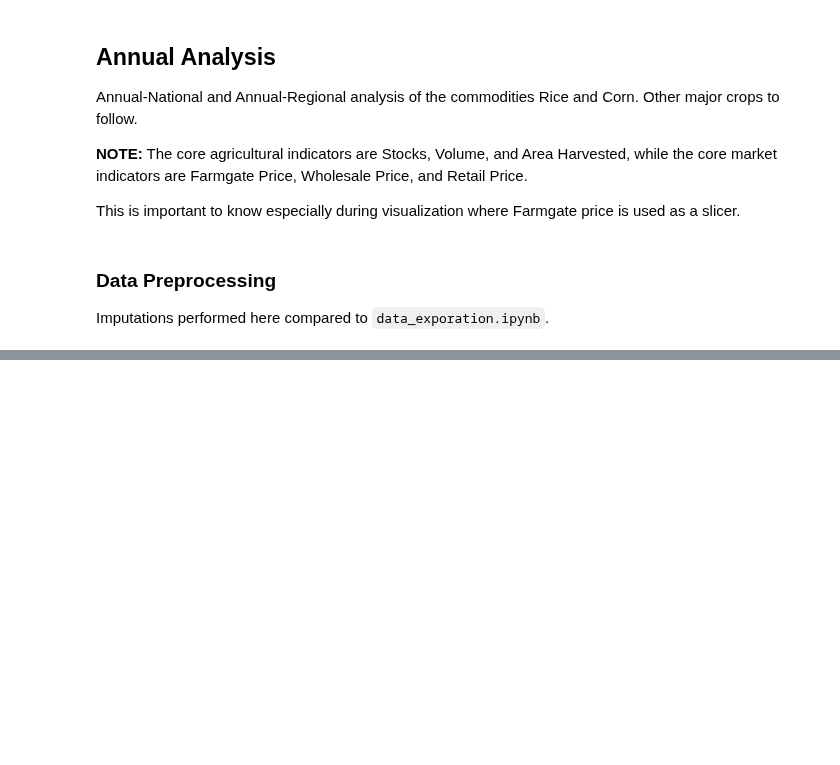
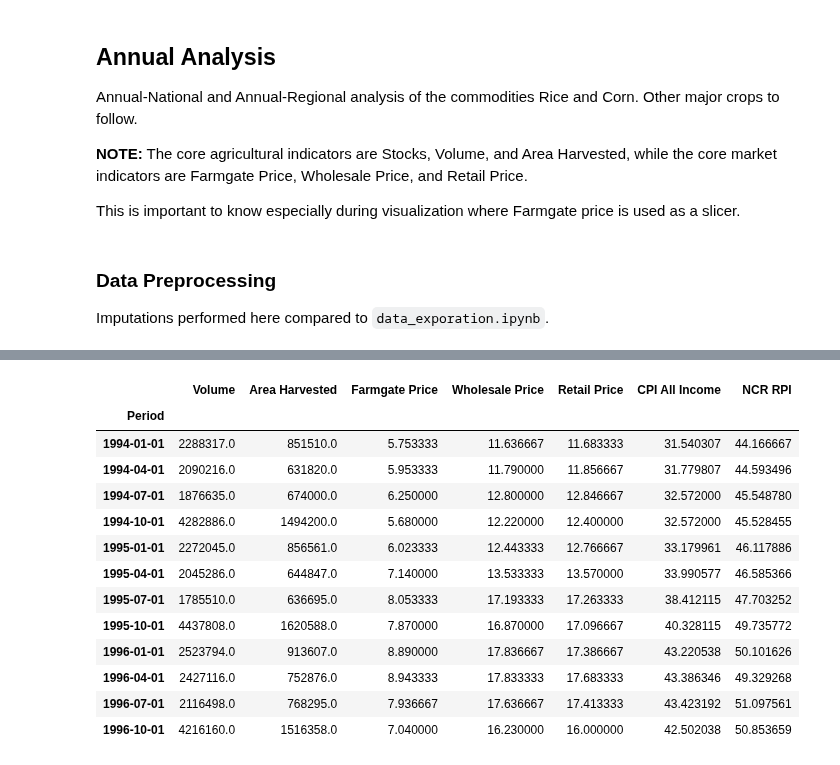
Before and after one commit to Bourbon-Rye/Baesian-Cropability, a Jupyter notebook: data_modeling.ipynb, the cells around one changed output, grey strips where cells are left out. Cells and saved outputs as stored; diff of their text form; code cells hidden in the pictures; blank space fills up the shorter version.

```diff
--- a/data_modeling.ipynb
+++ b/data_modeling.ipynb
@@ -511,0 +517,94 @@ dtype: int64
+# %%
+# @title Quarterly megadataset for rice and corn (VOLUME and AREA HARVESTED)
+# NOTE: Filter this during visualization and analysis to just Philippines or Regions
+def filter_period(df: pd.DataFrame, _type: str):
+    if _type == "Annual":
+        df = df.filter(regex="Commodity|Geolocation|Annual", axis=1)
+        df.columns = map(lambda x: x.replace(" Annual", "") if "Annual" in x else x, df.columns)
+    elif _type == "Quarterly":
+        df = df.filter(regex=r"Commodity|Geolocation|Q\d", axis=1)
+    return df
+
+# Volume of Rice (filtered to 1994-2023)
+df1 = pd.read_csv("datasets/agricultural-indicators/volume_rice-corn.csv", skiprows=2, na_values=[".."])
+df1 = df1[df1.Geolocation == "PHILIPPINES"]
+df1 = filter_period(df1, "Quarterly")
+df1 = df1.filter(regex=r'Geolocation|Commodity|199[4-9]|20[0-9]{2}|202[0-3]', axis=1)
+df1 = preprocess_baesians_2(df1, {"Palay": "Rice"}, melt_value="Volume", impute=True)
+
+# Farmgate Price of Rice and Corn
+df2 = pd.read_csv("datasets/prices/prices_farmgate-new-series_1990-2023.csv", na_values=[".."])
+df2 = df2[df2.Geolocation == "PHILIPPINES"]
+df2 = remove_annuals(df2)
+df2 = get_quarter_columns(df2, range(1994,2024), 2)
+df2 = preprocess_baesians_2(df2, {"Palay [Paddy] Other Variety, dry (conv. to 14% mc)": "Rice"}, melt_value="Farmgate Price", impute=True).copy()
+
+# Wholesale Price of Rice and Corn
+df3 = pd.read_csv("datasets/prices/prices_wholesale-new-series_1990-2023.csv", na_values=[".."])
+df3 = df3[df3.Geolocation == "PHILIPPINES"]
+df3 = remove_annuals(df3)
+df3 = get_quarter_columns(df3, range(1994,2024), 2)
+df3 = preprocess_baesians_2(df3, {"Well Milled Rice (WMR)": "Rice"}, melt_value="Wholesale Price", impute=True)
+
+# Retail Price of Rice and Corn
+df4 = pd.read_csv("datasets/prices/prices_retail_1990-2023.csv", na_values=[".."])
+df4 = df4[df4.Geolocation == "PHILIPPINES"]
+df4 = remove_annuals(df4)
+df4 = get_quarter_columns(df4, range(1994,2024), 2)
+df4 = preprocess_baesians_2(df4, {
+                                  "Regular Milled Rice (RMR)" : "Rice"}, melt_value="Retail Price", impute=True)
+
+# Area Harvested of Rice and Corn (already quarterly)
+df5 = pd.read_csv("datasets/agricultural-indicators/area-harvested-palay-corn_quarterly-annual_1987-2023.csv", skiprows=2)
+df5 = df5[df5.Geolocation == "PHILIPPINES"]
+df5 = remove_annuals(df5)
+df5 = df5.filter(regex=r'Geolocation|Commodity|199[4-9]|20[0-9]{2}|202[0-3]', axis=1)
+df5 = preprocess_baesians_2(df5, {"Palay": "Rice"}, melt_value="Area Harvested")
+
+# Consumer Price Index (All Income) per Region of Rice and Corn (from monthly)
+df6 = pd.read_csv("datasets/price-indices-2018-based/cpi_all-income-households-by-cg-with-backcasting_1994-2023.csv")
+df6 = df6[df6.Geolocation == "PHILIPPINES"]
+df6 = get_quarter_columns(df6, range(1994, 2024), 2)
+df6 = preprocess_baesians_2(df6, {"01.1.1.12 - Rice": "Rice"},
+                            melt_value="CPI All Income")
+
+# NCR Retail Price Index on Food
+df10 = pd.read_csv("datasets/price-indices-2018-based/rpi-in-ncr_food-only_1989-2023_new.csv")
+df10 = get_quarter_columns(df10, range(1994, 2024), 2)
+df10 = preprocess_baesians_2(df10, {"..Food": "Food"}, melt_value="NCR RPI").drop(["Geolocation", "Commodity"], axis=1)
+
+# Merge all dfs into a single df
+dfs = [df1, df2, df3, df4, df5, df6, df10]
+df = functools.reduce(lambda left, right: pd.merge(left, right), dfs)
+move_column(df, "Area Harvested", 4)
+
+
+## CONVERTING TO DATETIME FORMAT
+qs = df['Period'].str.replace(' ', '-')
+df['Period'] = pd.DatetimeIndex(qs, freq='QS')#.to_timestamp()
+df = df.drop(['Geolocation', 'Commodity'], axis=1)
+df = df.set_index("Period")
+# df = df.asfreq(freq='Q')
+df = df.sort_index()
+df.index.freq = 'QS'        # MANUALLY SET FREQUENCY FUUUUU
+
+# display(df.describe())
+# display(df[["Geolocation", "Commodity", "Period"]].describe())
+display(df.head(12))
+
+print(f'Number of rows with missing values: {df.isnull().any(axis=1).mean()}')
+# %% [output]
+|  | Volume | Area Harvested | Farmgate Price | Wholesale Price | Retail Price | CPI All Income | NCR RPI |
+| Period |  |  |  |  |  |  |  |
+| 1994-01-01 | 2288317.0 | 851510.0 | 5.753333 | 11.636667 | 11.683333 | 31.540307 | 44.166667 |
+| 1994-04-01 | 2090216.0 | 631820.0 | 5.953333 | 11.790000 | 11.856667 | 31.779807 | 44.593496 |
+| 1994-07-01 | 1876635.0 | 674000.0 | 6.250000 | 12.800000 | 12.846667 | 32.572000 | 45.548780 |
+| 1994-10-01 | 4282886.0 | 1494200.0 | 5.680000 | 12.220000 | 12.400000 | 32.572000 | 45.528455 |
+| 1995-01-01 | 2272045.0 | 856561.0 | 6.023333 | 12.443333 | 12.766667 | 33.179961 | 46.117886 |
+| 1995-04-01 | 2045286.0 | 644847.0 | 7.140000 | 13.533333 | 13.570000 | 33.990577 | 46.585366 |
+| 1995-07-01 | 1785510.0 | 636695.0 | 8.053333 | 17.193333 | 17.263333 | 38.412115 | 47.703252 |
+| 1995-10-01 | 4437808.0 | 1620588.0 | 7.870000 | 16.870000 | 17.096667 | 40.328115 | 49.735772 |
+| 1996-01-01 | 2523794.0 | 913607.0 | 8.890000 | 17.836667 | 17.386667 | 43.220538 | 50.101626 |
+| 1996-04-01 | 2427116.0 | 752876.0 | 8.943333 | 17.833333 | 17.683333 | 43.386346 | 49.329268 |
+| 1996-07-01 | 2116498.0 | 768295.0 | 7.936667 | 17.636667 | 17.413333 | 43.423192 | 51.097561 |
+| 1996-10-01 | 4216160.0 | 1516358.0 | 7.040000 | 16.230000 | 16.000000 | 42.502038 | 50.853659 |
```
Also changed, not shown: parts of 31 cells of this notebook, 20 other files.
